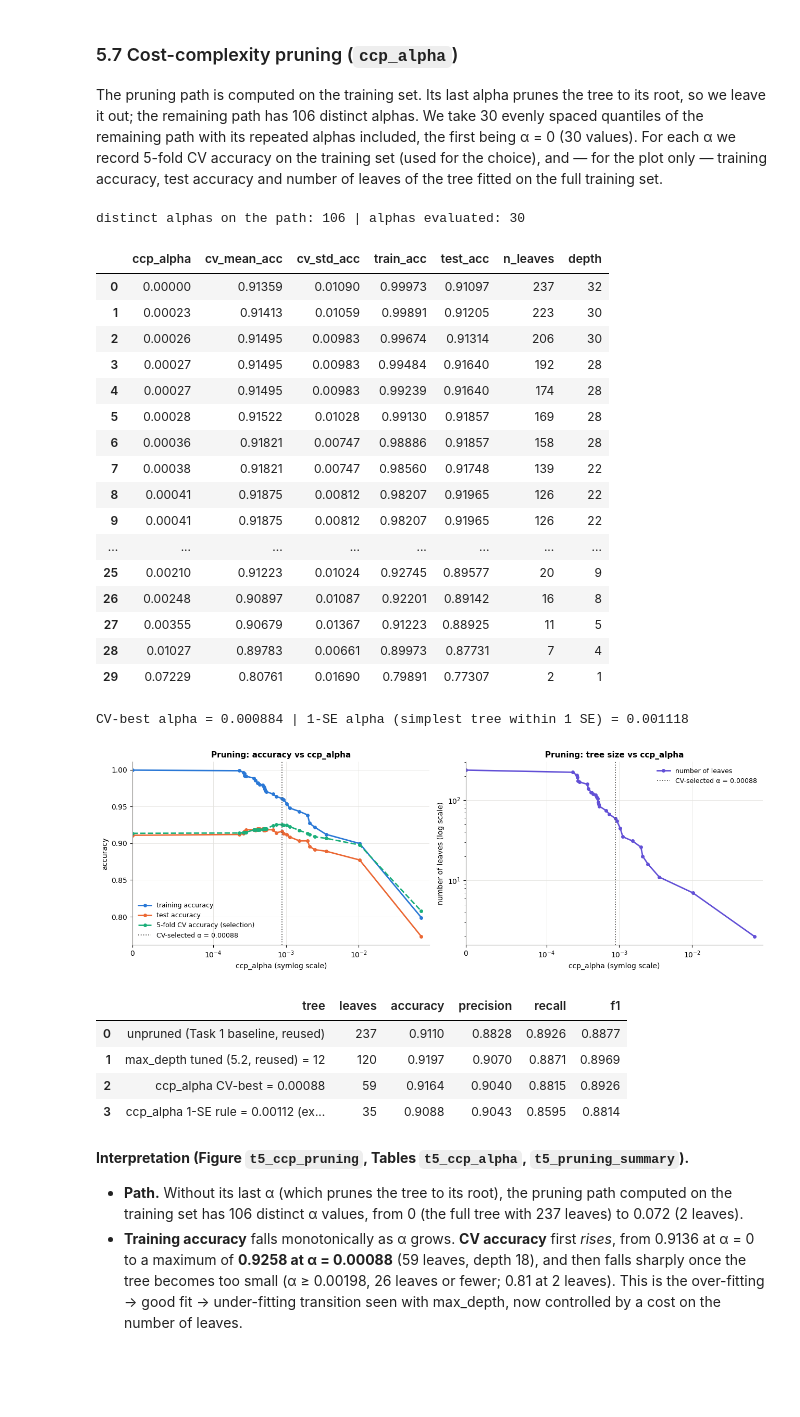
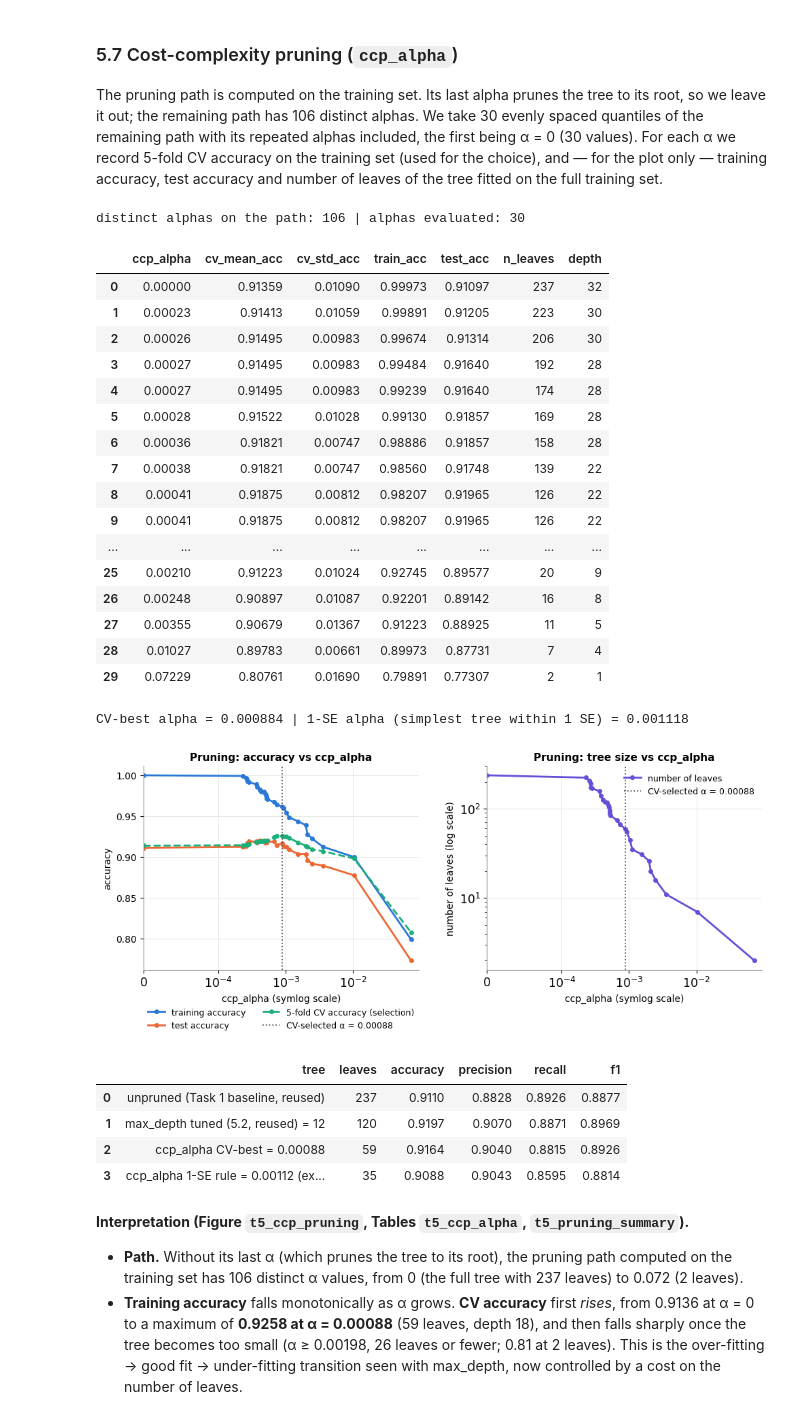
Before and after one commit to afel6/coe305-ml-project, a Jupyter notebook: notebook.ipynb, the cells around one changed output. Cells and saved outputs as stored; diff of their text form; code cells hidden in the pictures; blank space fills up the shorter version.

```diff
--- a/notebook.ipynb
+++ b/notebook.ipynb
@@ -903,7 +903,7 @@ desc["skew_after_log1p"] = np.log1p(Xw).skew()
 t4_desc = save_table(desc.reset_index().rename(columns={"index": "feature"}), "t4_summary_statistics")
 display(t4_desc.round(2))
 
-fig, axes = plt.subplots(2, 6, figsize=(16, 5.5))
+fig, axes = plt.subplots(4, 3, figsize=(10, 8.6)); axes = axes.reshape(2, 6)    # raw spend in rows 1-2, log1p in rows 3-4
 for j, f in enumerate(SPEND):
     axes[0, j].hist(Xw[f], bins=30, color=PALETTE[0], edgecolor="white", linewidth=0.5)
     axes[0, j].set(title=f"{f}\nskew = {Xw[f].skew():.2f}", xlabel="annual spend (m.u.)")
@@ -1053,7 +1053,7 @@ KEY["T4 silhouette at chosen k (standardized)"] = t4_sweep.loc[t4_sweep.k == CHO
 
 pca2 = PCA(n_components=2, random_state=SEED).fit(Z_std)
 P = pca2.transform(Z_std)
-fig, axes = plt.subplots(1, 2, figsize=(13, 5.2))
+fig, axes = plt.subplots(2, 1, figsize=(10, 7))
 for ax, k in zip(axes, [CHOSEN_K, ALT_K]):
     m = km(k).fit(Z_std)
     C = pca2.transform(m.cluster_centers_)
@@ -1067,7 +1067,7 @@ for ax, k in zip(axes, [CHOSEN_K, ALT_K]):
     ax.set(xlabel=f"PC1 ({pca2.explained_variance_ratio_[0]:.0%} of variance)",
            ylabel=f"PC2 ({pca2.explained_variance_ratio_[1]:.0%} of variance)",
            title=f"K-Means k={k} on standardized features, shown in PCA(2)" + ("  [chosen]" if k == CHOSEN_K else "  [alternative]"))
-    ax.legend(fontsize=8, loc="upper right")
+    ax.legend(fontsize=9, loc="upper right")
 fig.tight_layout(); save_fig(fig, "t4_pca_clusters"); plt.show()
 # %% [output]
 candidates within 0.01 of best silhouette:
@@ -1545,20 +1545,20 @@ alpha_1se = t5_ccp.loc[t5_ccp.cv_mean_acc >= t5_ccp.loc[ib, "cv_mean_acc"] - se,
 display(t5_ccp.round(5))
 print(f"CV-best alpha = {best_alpha:.6f} | 1-SE alpha (simplest tree within 1 SE) = {alpha_1se:.6f}")
 
-fig, axes = plt.subplots(1, 2, figsize=(13, 4.5))
+fig, axes = plt.subplots(1, 2, figsize=(10, 4.5))
 ax = axes[0]
 ax.plot(t5_ccp.ccp_alpha, t5_ccp.train_acc, marker="o", ms=4, color=PALETTE[0], label="training accuracy")
 ax.plot(t5_ccp.ccp_alpha, t5_ccp.test_acc, marker="o", ms=4, color=PALETTE[1], label="test accuracy")
 ax.plot(t5_ccp.ccp_alpha, t5_ccp.cv_mean_acc, marker="o", ms=4, ls="--", color=PALETTE[2], label="5-fold CV accuracy (selection)")
 ax.axvline(best_alpha, ls=":", color=GRAY, lw=1.3, label=f"CV-selected α = {best_alpha:.5f}")
 ax.set_xscale("symlog", linthresh=1e-4); ax.set_xlim(0, t5_ccp.ccp_alpha.max() * 1.3)
-ax.set(xlabel="ccp_alpha (symlog scale)", ylabel="accuracy", title="Pruning: accuracy vs ccp_alpha")
-ax.legend(loc="lower left", fontsize=9)
+ax.set(xlabel="ccp_alpha (symlog scale)", ylabel="accuracy", title="Pruning: accuracy vs ccp_alpha"); ax.tick_params(axis="x", labelsize=12.5)
+ax.legend(loc="upper center", bbox_to_anchor=(0.5, -0.15), ncol=2, fontsize=9)
 ax = axes[1]
 ax.plot(t5_ccp.ccp_alpha, t5_ccp.n_leaves, marker="o", ms=4, color=PALETTE[6], label="number of leaves")
 ax.axvline(best_alpha, ls=":", color=GRAY, lw=1.3, label=f"CV-selected α = {best_alpha:.5f}")
 ax.set_xscale("symlog", linthresh=1e-4); ax.set_xlim(0, t5_ccp.ccp_alpha.max() * 1.3); ax.set_yscale("log")
-ax.set(xlabel="ccp_alpha (symlog scale)", ylabel="number of leaves (log scale)", title="Pruning: tree size vs ccp_alpha")
+ax.set(xlabel="ccp_alpha (symlog scale)", ylabel="number of leaves (log scale)", title="Pruning: tree size vs ccp_alpha"); ax.tick_params(labelsize=12.5)
 ax.legend(loc="upper right", fontsize=9)
 fig.tight_layout(); save_fig(fig, "t5_ccp_pruning"); plt.show()
 
@@ -1566,34 +1566,34 @@ pruned = dt(ccp_alpha=best_alpha).fit(X_train, y_train)
 pruned_1se = dt(ccp_alpha=alpha_1se).fit(X_train, y_train)
 t5_prune = save_table(pd.DataFrame([
     {"tree": "unpruned (Task 1 baseline, reused)", "leaves": dt_base.get_n_leaves(), **clf_metrics(y_test, dt_base.predict(X_test))},
     {"tree": f"max_depth tuned (5.2, reused) = {t5_gs['Decision Tree'].best_params_['max_depth']}",
      "leaves": t5_gs["Decision Tree"].best_estimator_.get_n_leaves(), **clf_metrics(y_test, t5_gs["Decision Tree"].predict(X_test))},
     {"tree": f"ccp_alpha CV-best = {best_alpha:.5f}", "leaves": pruned.get_n_leaves(), **clf_metrics(y_test, pruned.predict(X_test))},
     {"tree": f"ccp_alpha 1-SE rule = {alpha_1se:.5f} (extra)", "leaves": pruned_1se.get_n_leaves(), **clf_metrics(y_test, pruned_1se.predict(X_test))}]),
     "t5_pruning_summary")
 display(t5_prune.round(4))
 KEY["T5 ccp-pruned DT test accuracy"] = t5_prune.loc[2, "accuracy"]
 # %% [output]
 distinct alphas on the path: 106 | alphas evaluated: 30
 |  | ccp_alpha | cv_mean_acc | cv_std_acc | train_acc | test_acc | n_leaves | depth |
 | 0 | 0.00000 | 0.91359 | 0.01090 | 0.99973 | 0.91097 | 237 | 32 |
 | 1 | 0.00023 | 0.91413 | 0.01059 | 0.99891 | 0.91205 | 223 | 30 |
 | 2 | 0.00026 | 0.91495 | 0.00983 | 0.99674 | 0.91314 | 206 | 30 |
 | 3 | 0.00027 | 0.91495 | 0.00983 | 0.99484 | 0.91640 | 192 | 28 |
 | 4 | 0.00027 | 0.91495 | 0.00983 | 0.99239 | 0.91640 | 174 | 28 |
 | 5 | 0.00028 | 0.91522 | 0.01028 | 0.99130 | 0.91857 | 169 | 28 |
 | 6 | 0.00036 | 0.91821 | 0.00747 | 0.98886 | 0.91857 | 158 | 28 |
 | 7 | 0.00038 | 0.91821 | 0.00747 | 0.98560 | 0.91748 | 139 | 22 |
 | 8 | 0.00041 | 0.91875 | 0.00812 | 0.98207 | 0.91965 | 126 | 22 |
 | 9 | 0.00041 | 0.91875 | 0.00812 | 0.98207 | 0.91965 | 126 | 22 |
 | ... | ... | ... | ... | ... | ... | ... | ... |
 | 25 | 0.00210 | 0.91223 | 0.01024 | 0.92745 | 0.89577 | 20 | 9 |
 | 26 | 0.00248 | 0.90897 | 0.01087 | 0.92201 | 0.89142 | 16 | 8 |
 | 27 | 0.00355 | 0.90679 | 0.01367 | 0.91223 | 0.88925 | 11 | 5 |
 | 28 | 0.01027 | 0.89783 | 0.00661 | 0.89973 | 0.87731 | 7 | 4 |
 | 29 | 0.07229 | 0.80761 | 0.01690 | 0.79891 | 0.77307 | 2 | 1 |
 CV-best alpha = 0.000884 | 1-SE alpha (simplest tree within 1 SE) = 0.001118
-[figure, old version]
+[figure, new version]
 |  | tree | leaves | accuracy | precision | recall | f1 |
 | 0 | unpruned (Task 1 baseline, reused) | 237 | 0.9110 | 0.8828 | 0.8926 | 0.8877 |
 | 1 | max_depth tuned (5.2, reused) = 12 | 120 | 0.9197 | 0.9070 | 0.8871 | 0.8969 |
```
Also changed, not shown: parts of 17 cells of this notebook, 14 other files.
